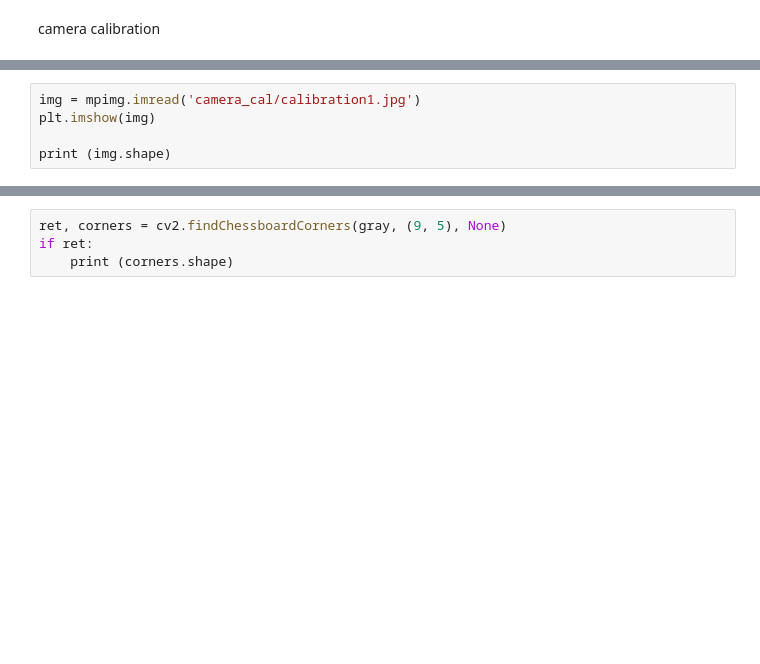
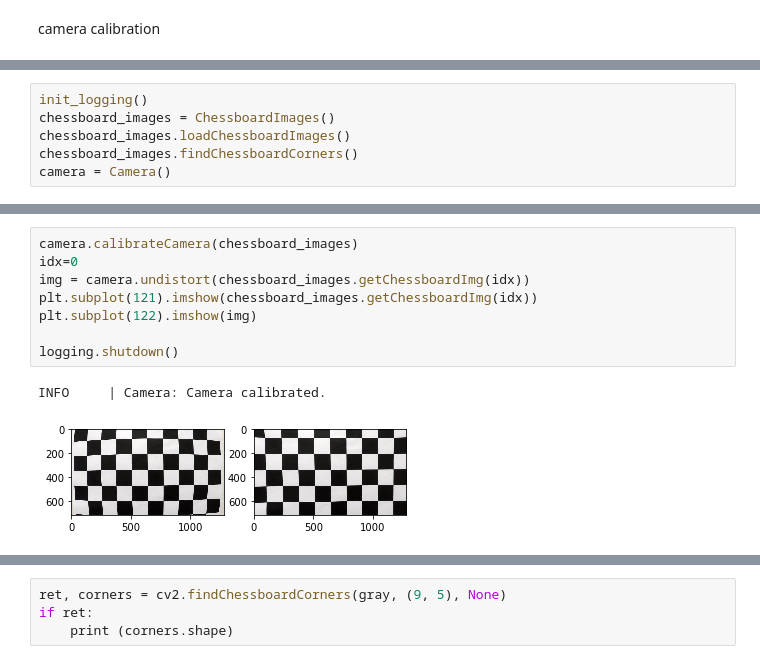
Before and after one commit to ben-blazado/CarND-Advanced-Lane-Lines, a Jupyter notebook: sandbox.ipynb, the cells around one changed output, grey strips where cells are left out. Drawn from its saved outputs; the diff is of its cells as text; blank space fills up the shorter version.

Commit message:
calibration works, now working on line generation
Former-commit-id: 3385f180f155a0c55491addad6ec356f1c5d960b

```diff
--- a/sandbox.ipynb
+++ b/sandbox.ipynb
@@ -8,6 +10 @@ import matplotlib.image as mpimg
 %matplotlib inline
-# %%
-img = mpimg.imread('camera_cal/calibration1.jpg')
-plt.imshow(img)
-
-print (img.shape)
@@ -22,0 +317,6 @@ plt.imshow(gray, cmap='gray')
+# %%
+init_logging()
+chessboard_images = ChessboardImages()
+chessboard_images.loadChessboardImages()
+chessboard_images.findChessboardCorners()
+camera = Camera()
@@ -22,0 +341,11 @@ plt.imshow(gray, cmap='gray')
+# %%
+camera.calibrateCamera(chessboard_images)
+idx=0
+img = camera.undistort(chessboard_images.getChessboardImg(idx))
+plt.subplot(121).imshow(chessboard_images.getChessboardImg(idx))
+plt.subplot(122).imshow(img)
+
+logging.shutdown()
+# %% [output]
+INFO     | Camera: Camera calibrated.
+[figure, added]
```
Also changed, not shown: parts of 34 cells of this notebook, 2 other files.
